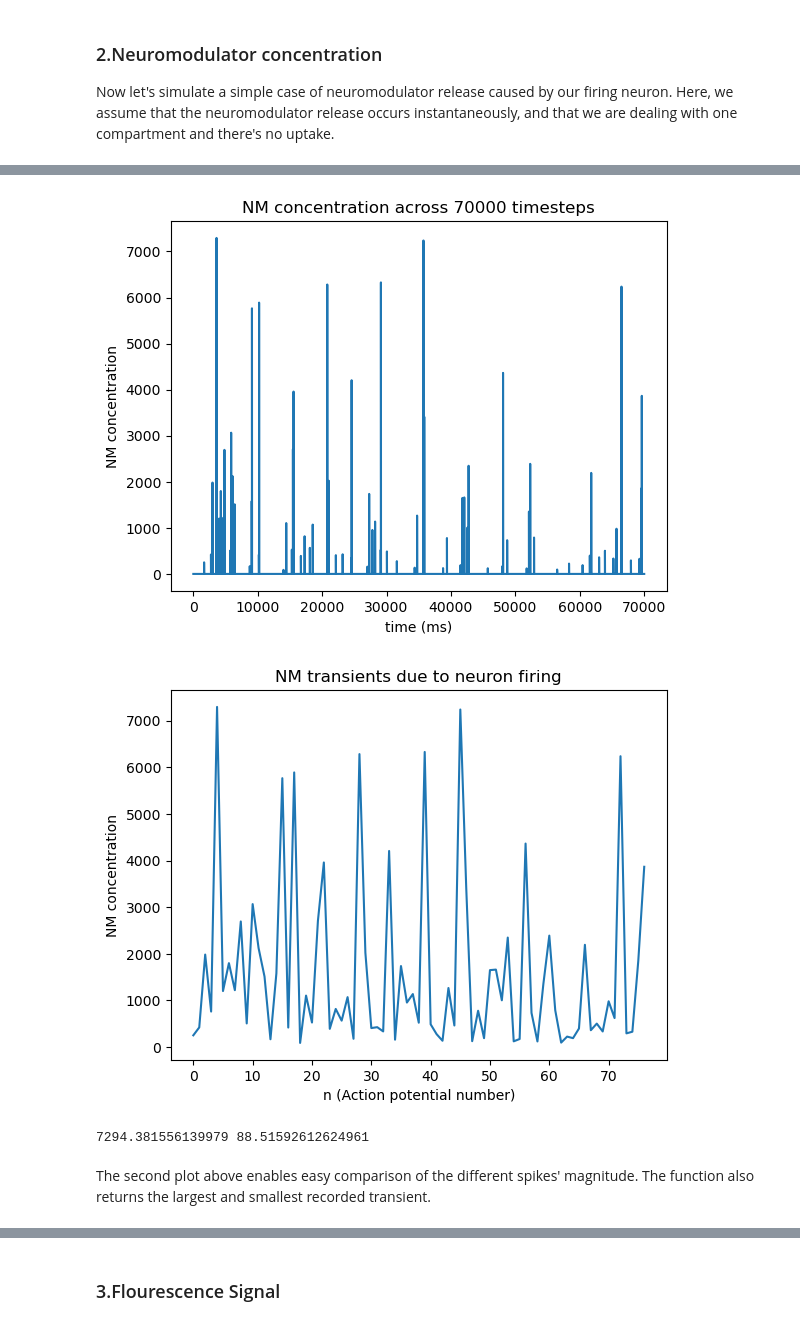
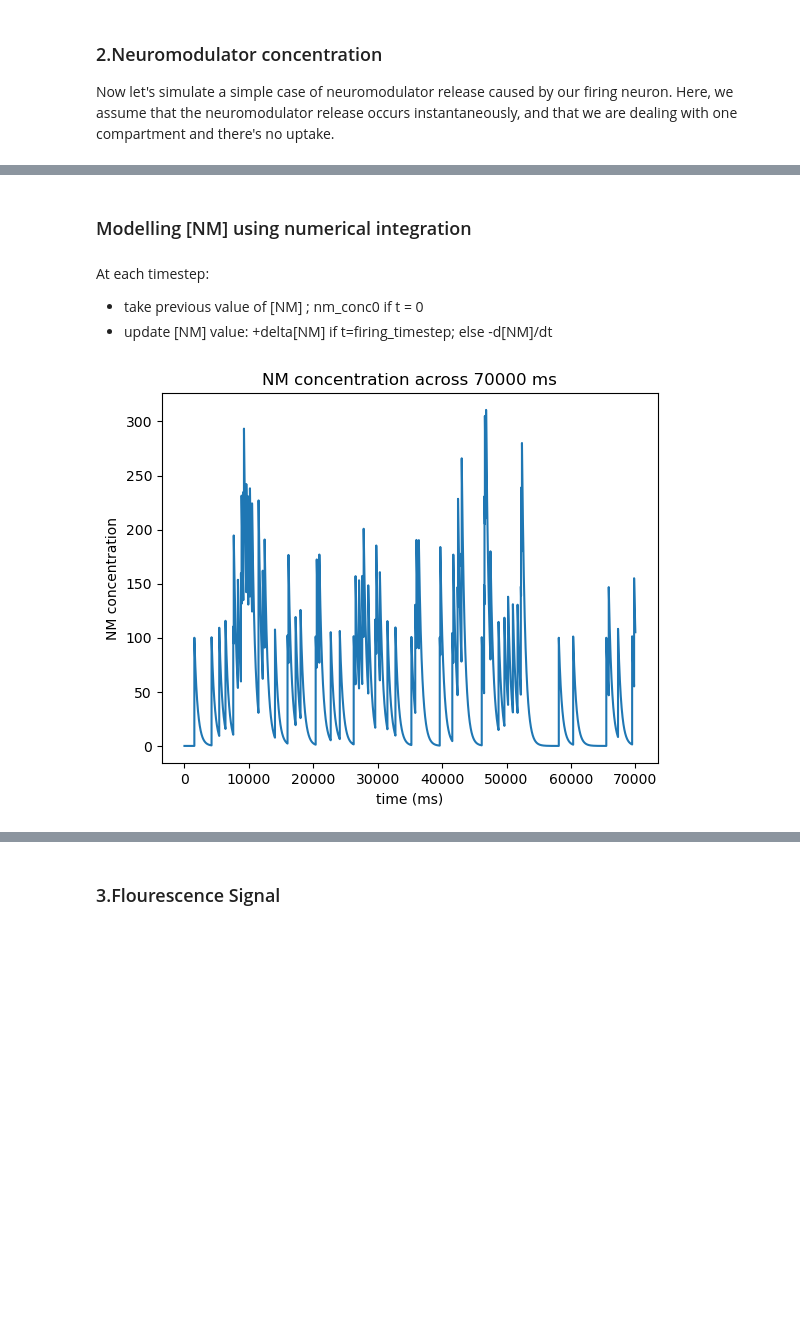
Before and after one commit to BrianNGitahi/NM-Imaging, a Jupyter notebook: Simulation.ipynb, the cells around one changed output, grey strips where cells are left out. Cells and saved outputs as stored; diff of their text form; code cells hidden in the pictures; blank space fills up the shorter version.

```diff
--- a/Simulation.ipynb
+++ b/Simulation.ipynb
@@ -164,10 +95,6 @@ def nm_transients(neuron_activity):
-# %%
-nm_max, nm_min, nm_conc = nm_transients(firing_neuron)
-print(nm_max,nm_min)
-# %% [output]
-[figure, removed]
-[figure, removed]
-7294.381556139979 88.51592612624961
-# %% [markdown]
-The second plot above enables easy comparison of the different spikes' magnitude.
-The function also returns the largest and smallest recorded transient.
+# %% [markdown]
+### Modelling [NM] using numerical integration
+# %% [markdown]
+At each timestep:
+- take previous value of [NM] ; nm_conc0 if t = 0
+- update [NM] value: +delta[NM] if t=firing_timestep; else -d[NM]/dt
@@ -173,0 +153,4 @@ The function also returns the largest and smallest recorded transient.
+# %%
+nm_conc = simulate_nm_conc(firing_neuron,500,0)
+# %% [output]
+[figure, added]
```
Also changed, not shown: parts of 15 cells of this notebook.
